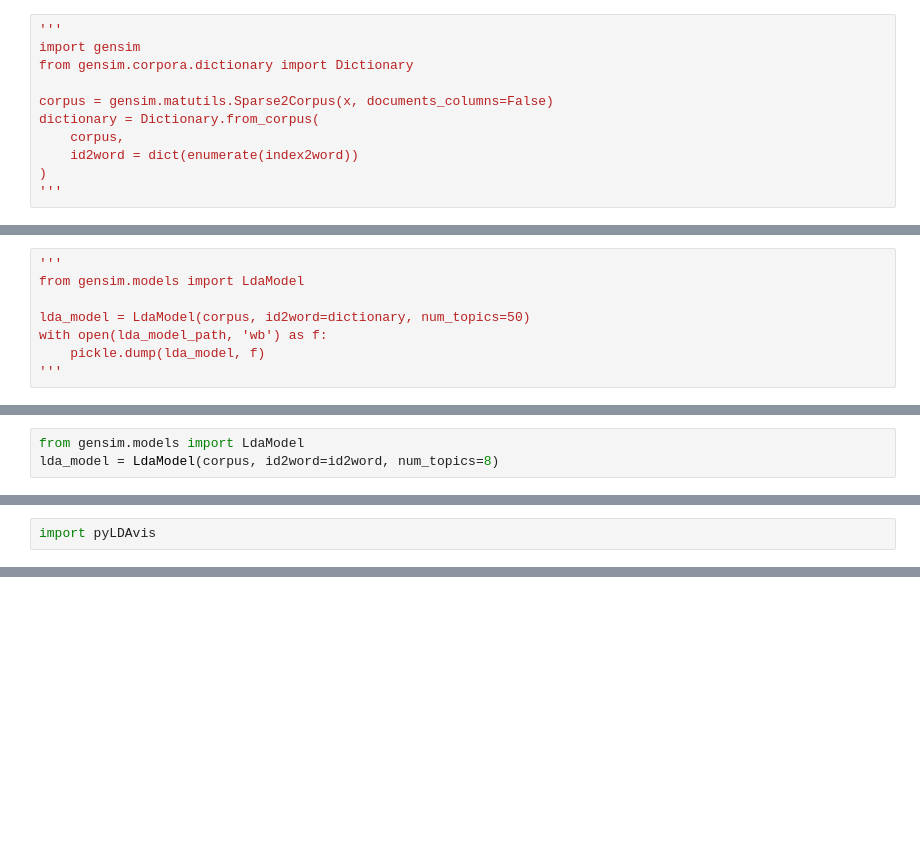
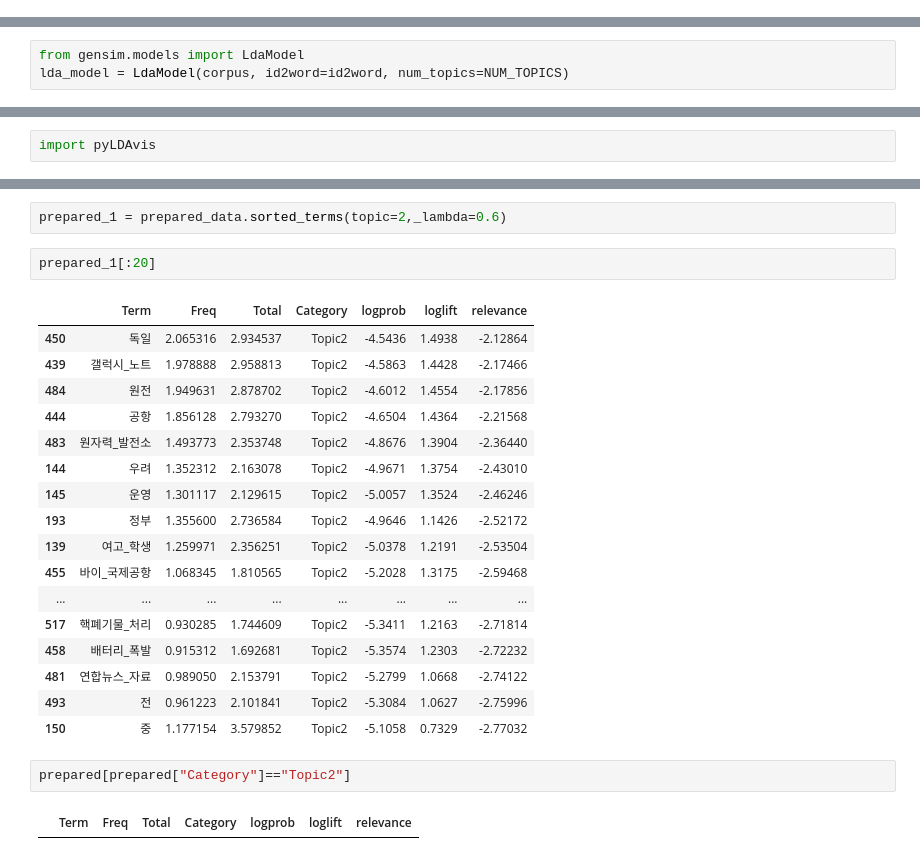
Before and after one commit to ossteam8/LDA-TextRank-keyword, a Jupyter notebook: LDA_modeling.ipynb, the cells around one changed output, grey strips where cells are left out. Cells and saved outputs as stored; diff of their text form; blank space fills up the shorter version.

```diff
--- a/LDA_modeling.ipynb
+++ b/LDA_modeling.ipynb
@@ -259,11 +146,0 @@ NameError: name 'dictionary' is not defined
-# %%
-'''
-import gensim
-from gensim.corpora.dictionary import Dictionary
-
-corpus = gensim.matutils.Sparse2Corpus(x, documents_columns=False)
-dictionary = Dictionary.from_corpus(
-    corpus,
-    id2word = dict(enumerate(index2word))
-)
-'''
@@ -272,8 +153,3 @@ dictionary = Dictionary.from_corpus(
 # %%
-'''
 from gensim.models import LdaModel
-
-lda_model = LdaModel(corpus, id2word=dictionary, num_topics=50)
-with open(lda_model_path, 'wb') as f:
-    pickle.dump(lda_model, f)
-'''
+lda_model = LdaModel(corpus, id2word=id2word, num_topics=NUM_TOPICS)
@@ -289,6 +156,3 @@ def get_topic_term_prob(lda_model):
-# %%
-from gensim.models import LdaModel
-lda_model = LdaModel(corpus, id2word=id2word, num_topics=8)
 # %%
 print(lda_model.alpha.shape) # (n_topics,)
 print(lda_model.alpha.sum()) # 1.0
@@ -410,0 +261,26 @@ list
+# %%
+prepared_1 = prepared_data.sorted_terms(topic=2,_lambda=0.6)
+# %%
+prepared_1[:20]
+# %% [output]
+|  | Term | Freq | Total | Category | logprob | loglift | relevance |
+| 450 | 독일 | 2.065316 | 2.934537 | Topic2 | -4.5436 | 1.4938 | -2.12864 |
+| 439 | 갤럭시_노트 | 1.978888 | 2.958813 | Topic2 | -4.5863 | 1.4428 | -2.17466 |
+| 484 | 원전 | 1.949631 | 2.878702 | Topic2 | -4.6012 | 1.4554 | -2.17856 |
+| 444 | 공항 | 1.856128 | 2.793270 | Topic2 | -4.6504 | 1.4364 | -2.21568 |
+| 483 | 원자력_발전소 | 1.493773 | 2.353748 | Topic2 | -4.8676 | 1.3904 | -2.36440 |
+| 144 | 우려 | 1.352312 | 2.163078 | Topic2 | -4.9671 | 1.3754 | -2.43010 |
+| 145 | 운영 | 1.301117 | 2.129615 | Topic2 | -5.0057 | 1.3524 | -2.46246 |
+| 193 | 정부 | 1.355600 | 2.736584 | Topic2 | -4.9646 | 1.1426 | -2.52172 |
+| 139 | 여고_학생 | 1.259971 | 2.356251 | Topic2 | -5.0378 | 1.2191 | -2.53504 |
+| 455 | 바이_국제공항 | 1.068345 | 1.810565 | Topic2 | -5.2028 | 1.3175 | -2.59468 |
+| ... | ... | ... | ... | ... | ... | ... | ... |
+| 517 | 핵폐기물_처리 | 0.930285 | 1.744609 | Topic2 | -5.3411 | 1.2163 | -2.71814 |
+| 458 | 배터리_폭발 | 0.915312 | 1.692681 | Topic2 | -5.3574 | 1.2303 | -2.72232 |
+| 481 | 연합뉴스_자료 | 0.989050 | 2.153791 | Topic2 | -5.2799 | 1.0668 | -2.74122 |
+| 493 | 전 | 0.961223 | 2.101841 | Topic2 | -5.3084 | 1.0627 | -2.75996 |
+| 150 | 중 | 1.177154 | 3.579852 | Topic2 | -5.1058 | 0.7329 | -2.77032 |
+# %%
+prepared[prepared["Category"]=="Topic2"]
+# %% [output]
+|  | Term | Freq | Total | Category | logprob | loglift | relevance |
```
Also changed, not shown: parts of 51 cells of this notebook.
